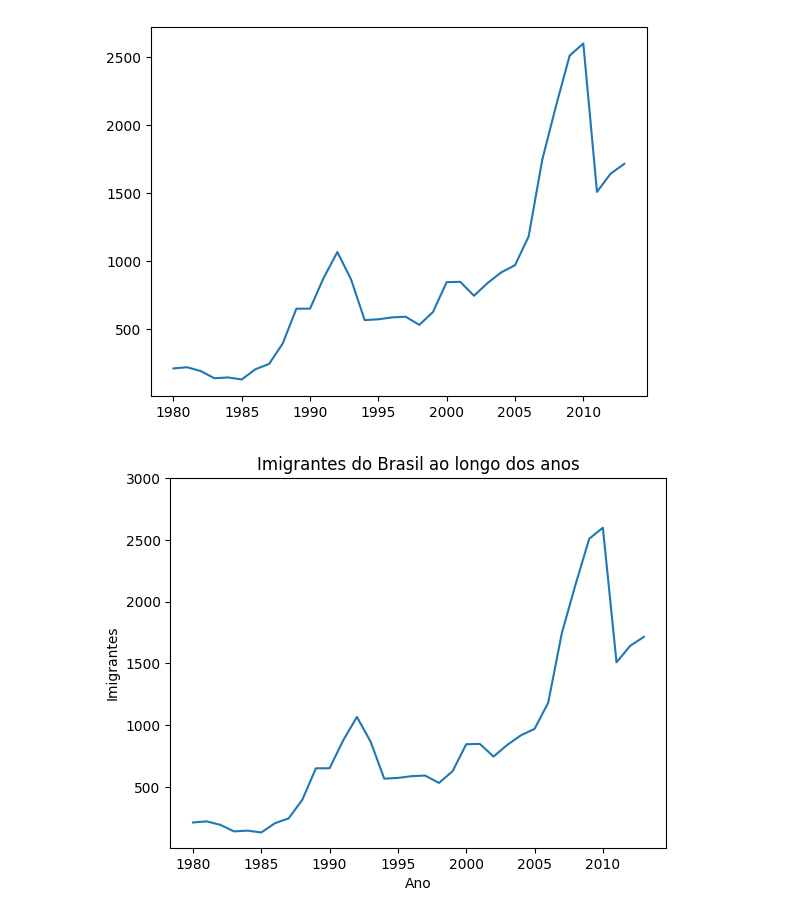
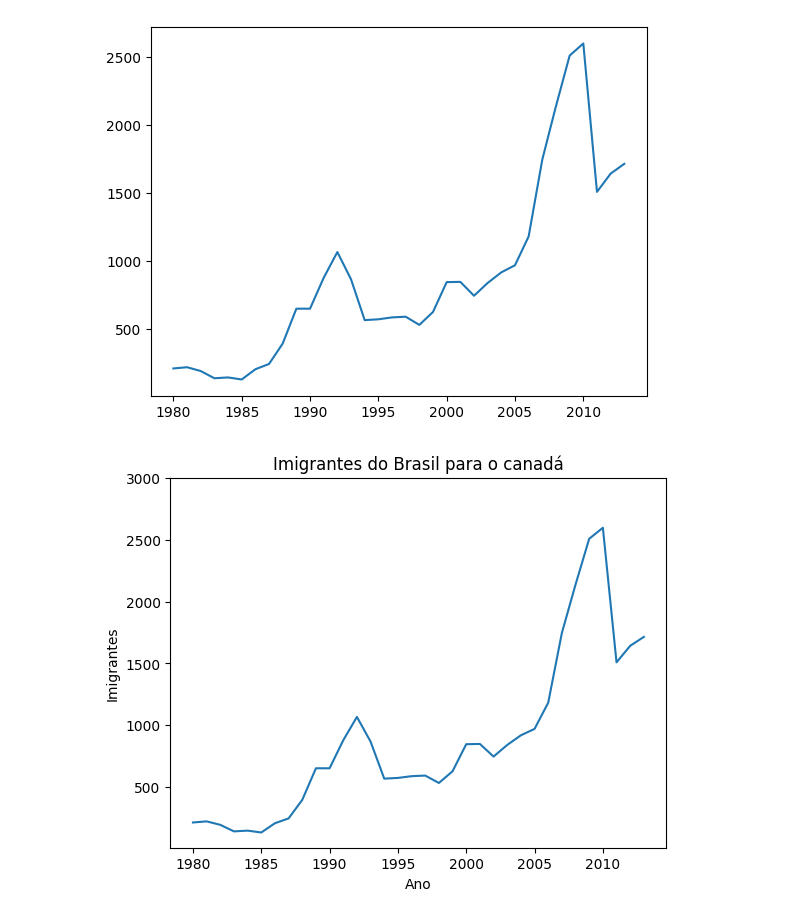
Before and after one commit to annaklaracss/data_science-, a Jupyter notebook: Data_Visualization_criando_gráficos_com_bibliotecas_Python.ipynb, the cells around one changed output. Cells and saved outputs as stored; diff of their text form; code cells hidden in the pictures.

```diff
--- a/Data_Visualization_criando_gráficos_com_bibliotecas_Python.ipynb
+++ b/Data_Visualization_criando_gráficos_com_bibliotecas_Python.ipynb
@@ -171,13 +171,13 @@ plt.show() #código para apenas mostrar o grafico . tudo que tiver abaixo do sho
 # %%
 plt.plot(dados_brasil['ano'], dados_brasil['imigrantes']) #(x,y)
 plt.xticks(['1980','1985','1990','1995','2000','2005','2010'])
 plt.yticks([500, 1000, 1500, 2000, 2500, 3000])
 plt.xlabel('Ano')
 plt.ylabel('Imigrantes')
-plt.title('Imigrantes do Brasil ao longo dos anos')
+plt.title('Imigrantes do Brasil para o canadá')
 plt.show()
 # %% [output]
-[figure, old version]
+[figure, new version]
 # %%
 plt.figure(figsize=(8,4)) #o primeiro é a largura e o segundo é a altura
 plt.plot(dados_brasil['ano'], dados_brasil['imigrantes']) #(x,y)
```
Also changed, not shown: parts of 4 cells of this notebook.
